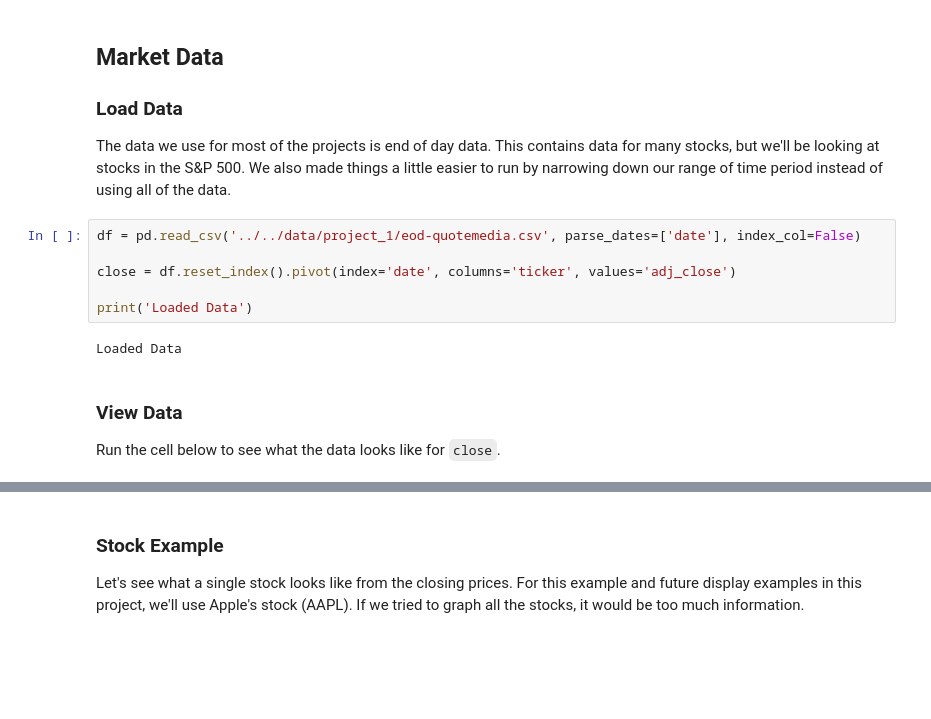
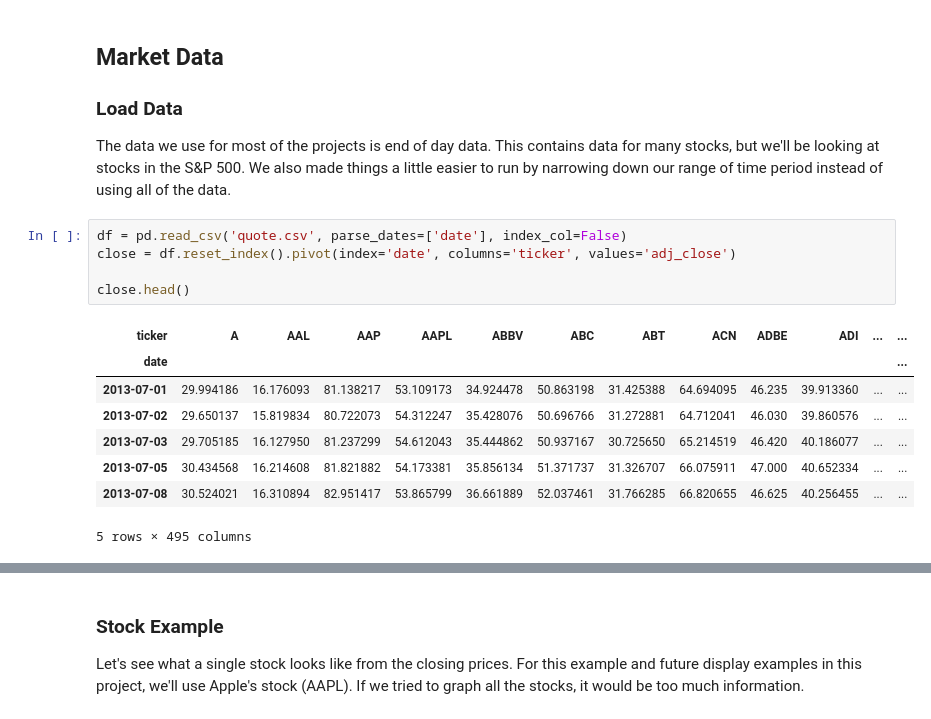
Before and after one commit to nfjb/basic-momentum-analysis, a Jupyter notebook: momentum_project.ipynb, the cells around one changed output, grey strips where cells are left out. Saved outputs shown, nothing was run; the diff lists cells and outputs as text; blank space fills up the shorter version.

```diff
--- a/momentum_project.ipynb
+++ b/momentum_project.ipynb
@@ -43,13 +11,16 @@ import project_tests
 ### Load Data
 The data we use for most of the projects is end of day data. This contains data for many stocks, but we'll be looking at stocks in the S&P 500. We also made things a little easier to run by narrowing down our range of time period instead of using all of the data.
 # %%
-df = pd.read_csv('../../data/project_1/eod-quotemedia.csv', parse_dates=['date'], index_col=False)
-
+df = pd.read_csv('quote.csv', parse_dates=['date'], index_col=False)
 close = df.reset_index().pivot(index='date', columns='ticker', values='adj_close')
 
-print('Loaded Data')
+close.head()
 # %% [output]
+| ticker | A | AAL | AAP | AAPL | ABBV | ABC | ABT | ACN | ADBE | ADI | ... | ... |
+| date |  |  |  |  |  |  |  |  |  |  |  | ... |
+| 2013-07-01 | 29.994186 | 16.176093 | 81.138217 | 53.109173 | 34.924478 | 50.863198 | 31.425388 | 64.694095 | 46.235 | 39.913360 | ... | ... |
+| 2013-07-02 | 29.650137 | 15.819834 | 80.722073 | 54.312247 | 35.428076 | 50.696766 | 31.272881 | 64.712041 | 46.030 | 39.860576 | ... | ... |
+| 2013-07-03 | 29.705185 | 16.127950 | 81.237299 | 54.612043 | 35.444862 | 50.937167 | 30.725650 | 65.214519 | 46.420 | 40.186077 | ... | ... |
+| 2013-07-05 | 30.434568 | 16.214608 | 81.821882 | 54.173381 | 35.856134 | 51.371737 | 31.326707 | 66.075911 | 47.000 | 40.652334 | ... | ... |
+| 2013-07-08 | 30.524021 | 16.310894 | 82.951417 | 53.865799 | 36.661889 | 52.037461 | 31.766285 | 66.820655 | 46.625 | 40.256455 | ... | ... |
-Loaded Data
+5 rows × 495 columns
-# %% [markdown]
-### View Data
-Run the cell below to see what the data looks like for `close`.
```
Also changed, not shown: parts of 28 cells of this notebook.
